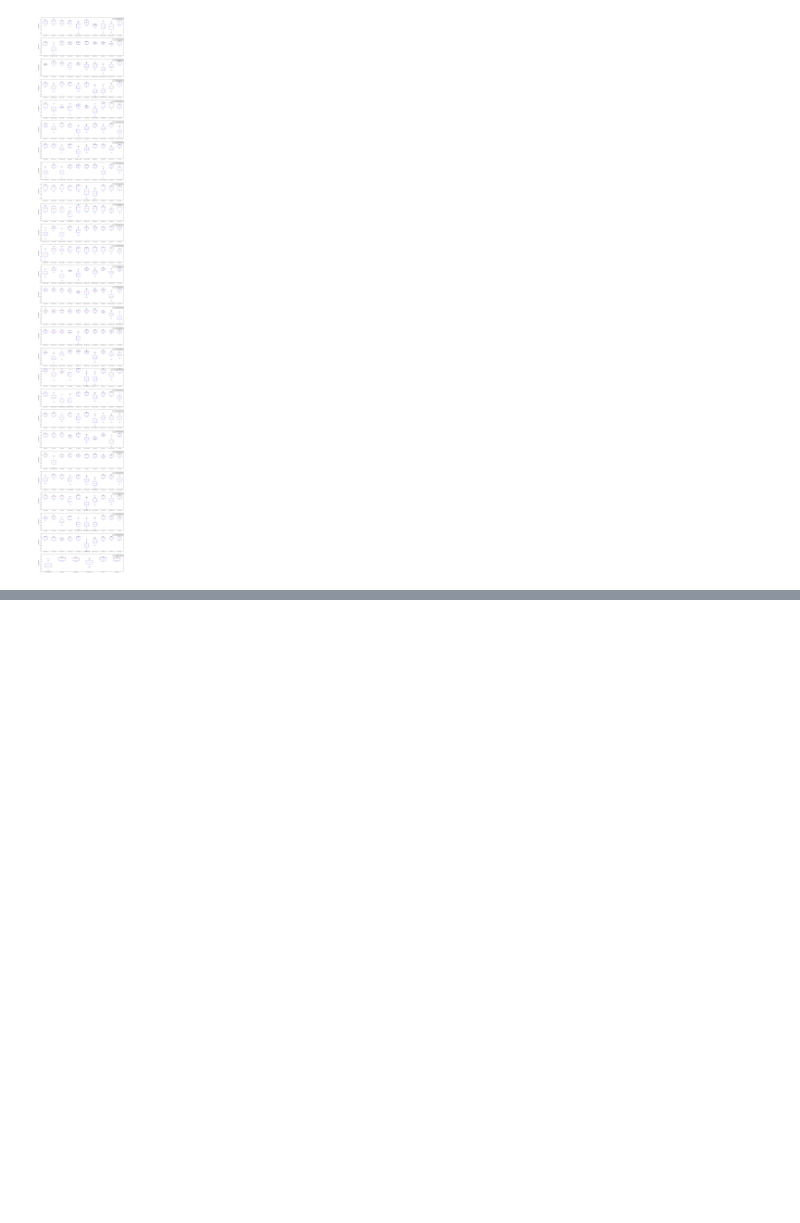
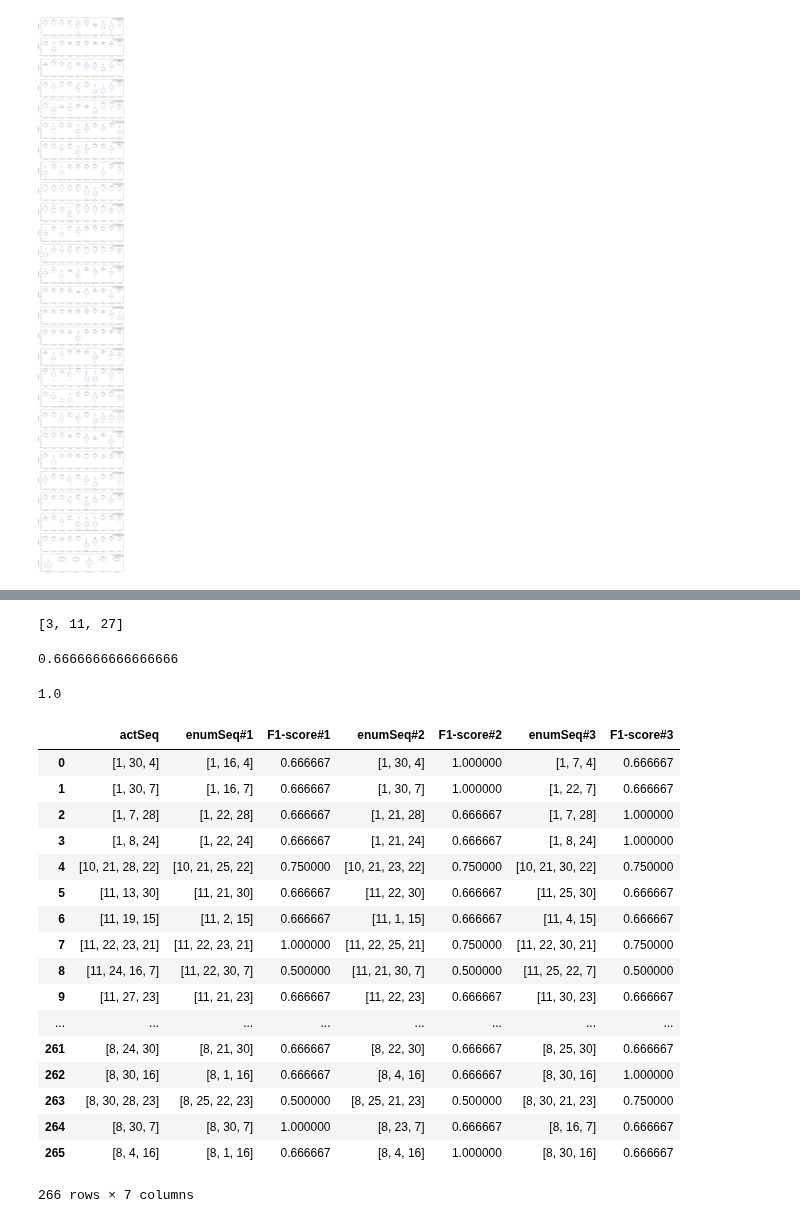
Before and after one commit to chengsoonong/digbeta, a Jupyter notebook: tour/tour_MC.ipynb, the cells around one changed output, grey strips where cells are left out. Drawn from its saved outputs; the diff is of its cells as text; code cells hidden in the pictures; blank space fills up the shorter version.

Commit message:
compute F1-score for top-3 enumerated trajectories

```diff
--- a/tour/tour_MC.ipynb
+++ b/tour/tour_MC.ipynb
@@ -1022,0 +1059,62 @@ for k in range(nrow):
+# %%
+def calc_F1score(seq_act, seq_rec):
+    assert(len(seq_act) > 0)
+    assert(len(seq_rec) > 0)
+    actset = set(seq_act)
+    recset = set(seq_rec)
+    intersect = actset & recset
+    recall = len(intersect) / len(seq_act)
+    precision = len(intersect) / len(seq_rec)
+    F1score = 2. * precision * recall / (precision + recall)
+    return F1score
+# %%
+def parse_seqstr(seqstr):
+    term = re.sub('[ \[\]]', '', seqstr).split(',')
+    return [int(x) for x in term]
+# %%
+parse_seqstr(str([3, 11, 27]))
+# %% [output]
+[3, 11, 27]
+# %%
+calc_F1score(parse_seqstr(str([3, 11, 27])), parse_seqstr(str([3, 5, 27])))
+# %% [output]
+0.6666666666666666
+# %%
+calc_F1score(parse_seqstr(str([11, 29, 6, 23, 22])), parse_seqstr(str([11, 29, 6, 23, 22])))
+# %% [output]
+1.0
+# %%
+actseqs = sorted(enum_logL_dict.keys())
+# %%
+df1 = pd.DataFrame(actseqs)
+df1.columns = ['actSeq']
+df1['enumSeq#1'] = [enum_logL_dict[x][1].index[0] for x in actseqs] # the enum sequence with highest log likelihood
+df1['F1-score#1'] = [calc_F1score(parse_seqstr(df1.loc[idx, 'actSeq']), parse_seqstr(df1.loc[idx, 'enumSeq#1'])) \
+                     for idx in df1.index]
+df1['enumSeq#2'] = [enum_logL_dict[x][1].index[1] for x in actseqs] # the enum sequence with second highest loglikelihood
+df1['F1-score#2'] = [calc_F1score(parse_seqstr(df1.loc[idx, 'actSeq']), parse_seqstr(df1.loc[idx, 'enumSeq#2'])) \
+                     for idx in df1.index]
+df1['enumSeq#3'] = [enum_logL_dict[x][1].index[2] for x in actseqs] # the enum sequence with third highest loglikelihood
+df1['F1-score#3'] = [calc_F1score(parse_seqstr(df1.loc[idx, 'actSeq']), parse_seqstr(df1.loc[idx, 'enumSeq#3'])) \
+                     for idx in df1.index]
+# %%
+df1
+# %% [output]
+|  | actSeq | enumSeq#1 | F1-score#1 | enumSeq#2 | F1-score#2 | enumSeq#3 | F1-score#3 |
+| 0 | [1, 30, 4] | [1, 16, 4] | 0.666667 | [1, 30, 4] | 1.000000 | [1, 7, 4] | 0.666667 |
+| 1 | [1, 30, 7] | [1, 16, 7] | 0.666667 | [1, 30, 7] | 1.000000 | [1, 22, 7] | 0.666667 |
+| 2 | [1, 7, 28] | [1, 22, 28] | 0.666667 | [1, 21, 28] | 0.666667 | [1, 7, 28] | 1.000000 |
+| 3 | [1, 8, 24] | [1, 22, 24] | 0.666667 | [1, 21, 24] | 0.666667 | [1, 8, 24] | 1.000000 |
+| 4 | [10, 21, 28, 22] | [10, 21, 25, 22] | 0.750000 | [10, 21, 23, 22] | 0.750000 | [10, 21, 30, 22] | 0.750000 |
+| 5 | [11, 13, 30] | [11, 21, 30] | 0.666667 | [11, 22, 30] | 0.666667 | [11, 25, 30] | 0.666667 |
+| 6 | [11, 19, 15] | [11, 2, 15] | 0.666667 | [11, 1, 15] | 0.666667 | [11, 4, 15] | 0.666667 |
+| 7 | [11, 22, 23, 21] | [11, 22, 23, 21] | 1.000000 | [11, 22, 25, 21] | 0.750000 | [11, 22, 30, 21] | 0.750000 |
+| 8 | [11, 24, 16, 7] | [11, 22, 30, 7] | 0.500000 | [11, 21, 30, 7] | 0.500000 | [11, 25, 22, 7] | 0.500000 |
+| 9 | [11, 27, 23] | [11, 21, 23] | 0.666667 | [11, 22, 23] | 0.666667 | [11, 30, 23] | 0.666667 |
+| ... | ... | ... | ... | ... | ... | ... | ... |
+| 261 | [8, 24, 30] | [8, 21, 30] | 0.666667 | [8, 22, 30] | 0.666667 | [8, 25, 30] | 0.666667 |
+| 262 | [8, 30, 16] | [8, 1, 16] | 0.666667 | [8, 4, 16] | 0.666667 | [8, 30, 16] | 1.000000 |
+| 263 | [8, 30, 28, 23] | [8, 25, 22, 23] | 0.500000 | [8, 25, 21, 23] | 0.500000 | [8, 30, 21, 23] | 0.750000 |
+| 264 | [8, 30, 7] | [8, 30, 7] | 1.000000 | [8, 23, 7] | 0.666667 | [8, 16, 7] | 0.666667 |
+| 265 | [8, 4, 16] | [8, 1, 16] | 0.666667 | [8, 4, 16] | 1.000000 | [8, 30, 16] | 0.666667 |
+266 rows × 7 columns
```
Also changed, not shown: parts of 13 cells of this notebook.
